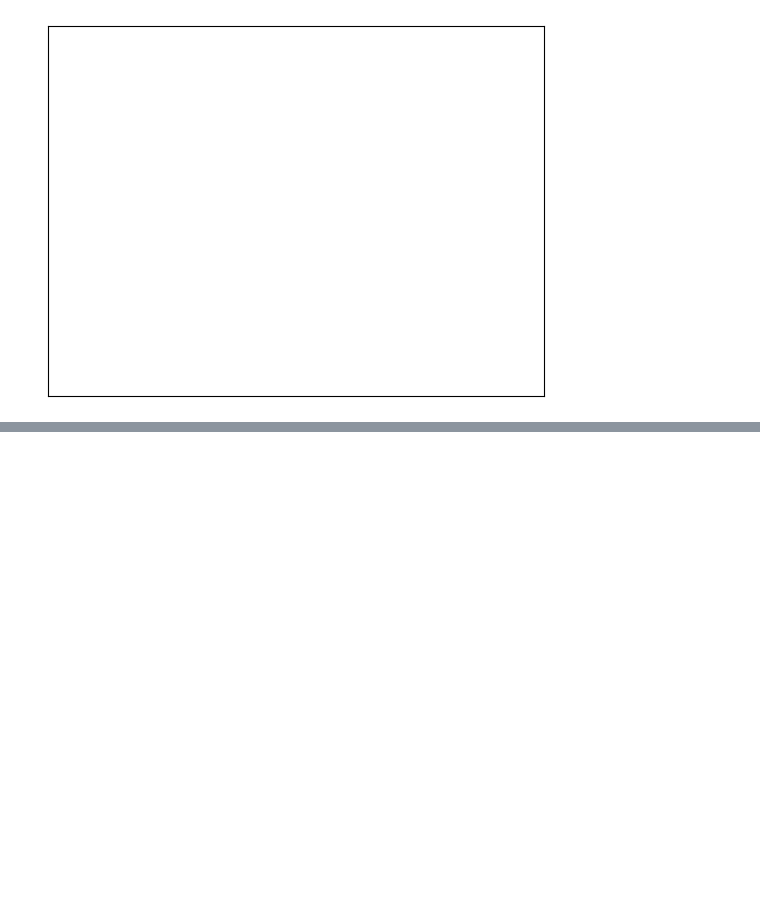
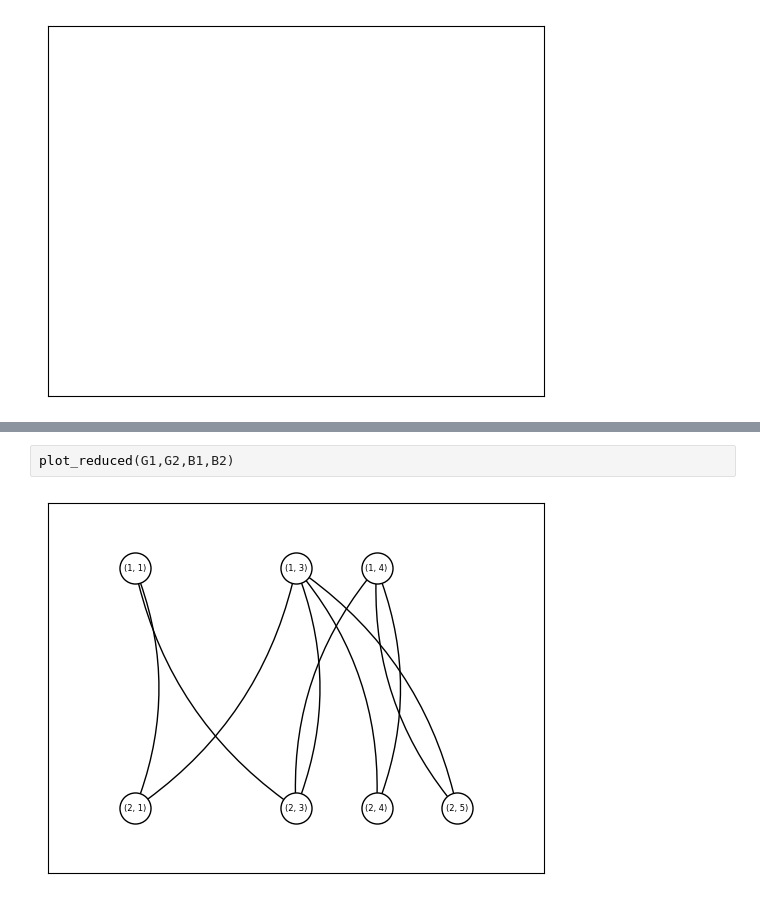
Before and after one commit to YanchuZhang/GC-LiNGAM, a Jupyter notebook: approach.ipynb, the cells around one changed output, grey strips where cells are left out. Saved outputs shown, nothing was run; the diff lists cells and outputs as text; blank space fills up the shorter version.

```diff
--- a/approach.ipynb
+++ b/approach.ipynb
@@ -42,0 +47,4 @@ B2 = random_confounding(num_vertex,num_confounding)
+# %%
+plot_reduced(G1,G2,B1,B2)
+# %% [output]
+[figure, added]
```
Also changed, not shown: parts of 5 cells of this notebook, 5 other files.
